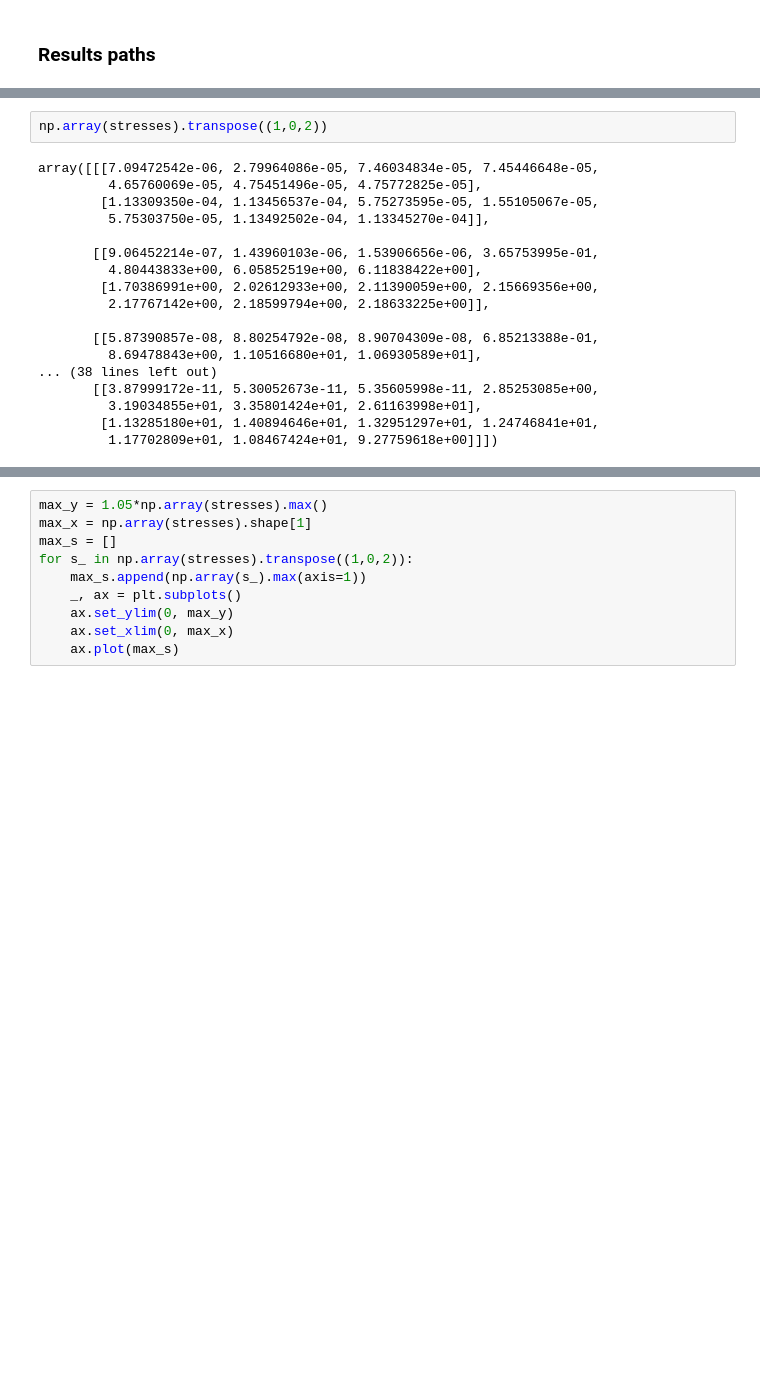
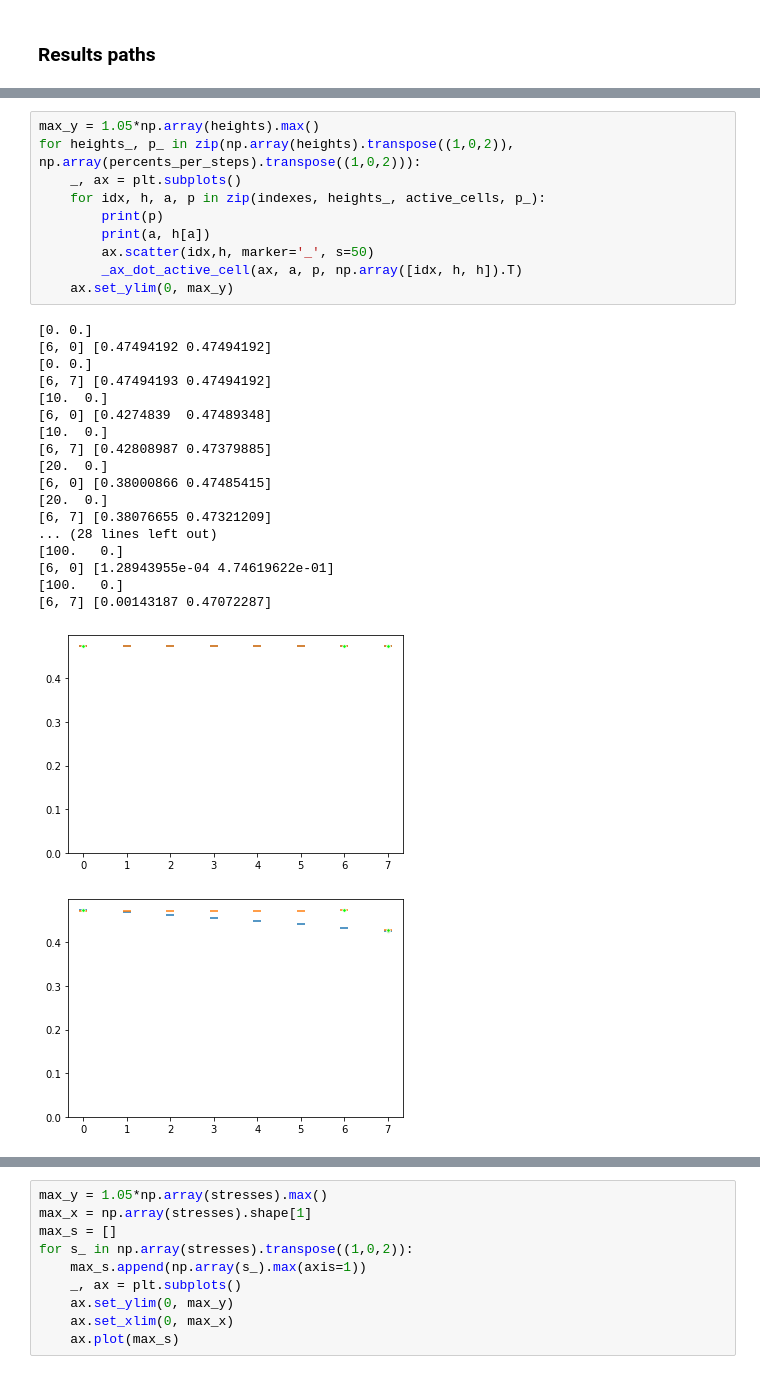
Before and after one commit to udaykusupati/ActuationUmbrellaMeshes, a Jupyter notebook: python/actuation_experiments/RG_Images.ipynb, the cells around one changed output, grey strips where cells are left out. Cells and saved outputs as stored; diff of their text form; blank space fills up the shorter version.

```diff
--- a/python/actuation_experiments/RG_Images.ipynb
+++ b/python/actuation_experiments/RG_Images.ipynb
@@ -51,20 +81,30 @@ for path, dep in zip(paths, ['incremental', 'incremental']):
 # %%
-np.array(stresses).transpose((1,0,2))
+max_y = 1.05*np.array(heights).max()
+for heights_, p_ in zip(np.array(heights).transpose((1,0,2)), np.array(percents_per_steps).transpose((1,0,2))):
+    _, ax = plt.subplots()
+    for idx, h, a, p in zip(indexes, heights_, active_cells, p_):
+        print(p)
+        print(a, h[a])
+        ax.scatter(idx,h, marker='_', s=50)
+        _ax_dot_active_cell(ax, a, p, np.array([idx, h, h]).T)
+    ax.set_ylim(0, max_y)
 # %% [output]
-array([[[7.09472542e-06, 2.79964086e-05, 7.46034834e-05, 7.45446648e-05,
-         4.65760069e-05, 4.75451496e-05, 4.75772825e-05],
-        [1.13309350e-04, 1.13456537e-04, 5.75273595e-05, 1.55105067e-05,
-         5.75303750e-05, 1.13492502e-04, 1.13345270e-04]],
-
-       [[9.06452214e-07, 1.43960103e-06, 1.53906656e-06, 3.65753995e-01,
-         4.80443833e+00, 6.05852519e+00, 6.11838422e+00],
-        [1.70386991e+00, 2.02612933e+00, 2.11390059e+00, 2.15669356e+00,
-         2.17767142e+00, 2.18599794e+00, 2.18633225e+00]],
-
-       [[5.87390857e-08, 8.80254792e-08, 8.90704309e-08, 6.85213388e-01,
-         8.69478843e+00, 1.10516680e+01, 1.06930589e+01],
-... (38 lines left out)
-       [[3.87999172e-11, 5.30052673e-11, 5.35605998e-11, 2.85253085e+00,
-         3.19034855e+01, 3.35801424e+01, 2.61163998e+01],
-        [1.13285180e+01, 1.40894646e+01, 1.32951297e+01, 1.24746841e+01,
-         1.17702809e+01, 1.08467424e+01, 9.27759618e+00]]])
+[0. 0.]
+[6, 0] [0.47494192 0.47494192]
+[0. 0.]
+[6, 7] [0.47494193 0.47494192]
+[10.  0.]
+[6, 0] [0.4274839  0.47489348]
+[10.  0.]
+[6, 7] [0.42808987 0.47379885]
+[20.  0.]
+[6, 0] [0.38000866 0.47485415]
+[20.  0.]
+[6, 7] [0.38076655 0.47321209]
+... (28 lines left out)
+[100.   0.]
+[6, 0] [1.28943955e-04 4.74619622e-01]
+[100.   0.]
+[6, 7] [0.00143187 0.47072287]
+[figure, added]
+[figure, added]
```
Also changed, not shown: parts of 13 cells of this notebook, 8 other files.
